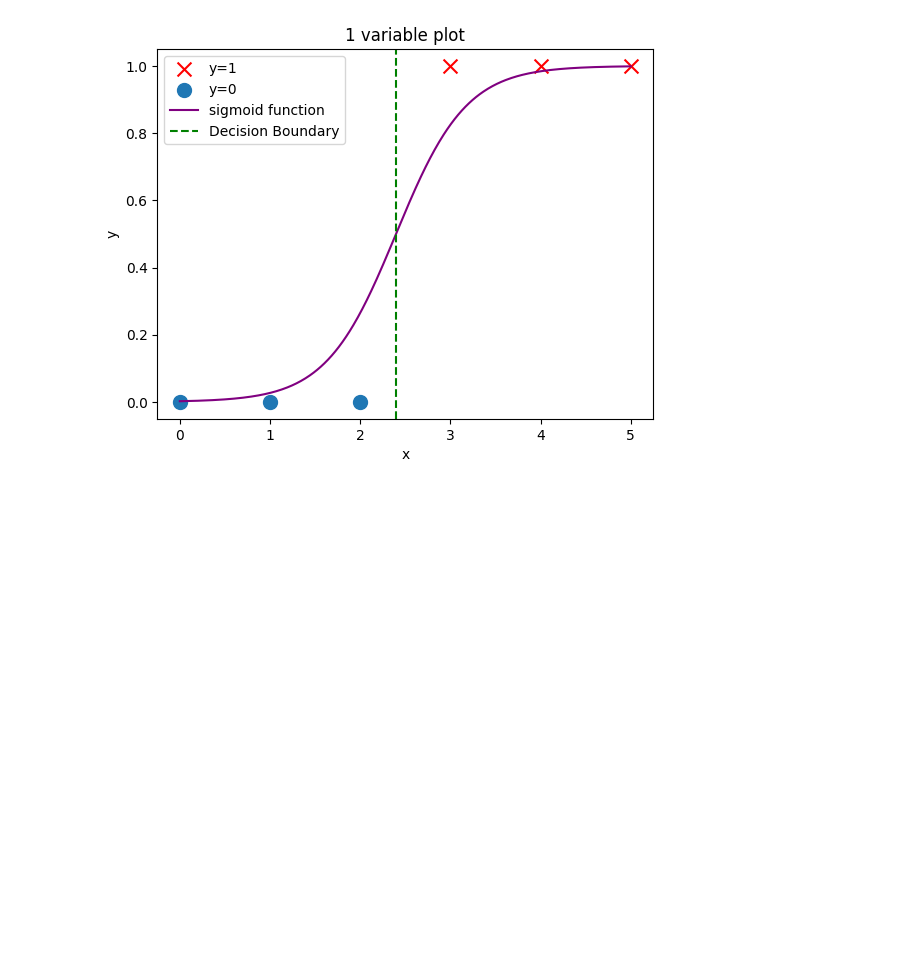
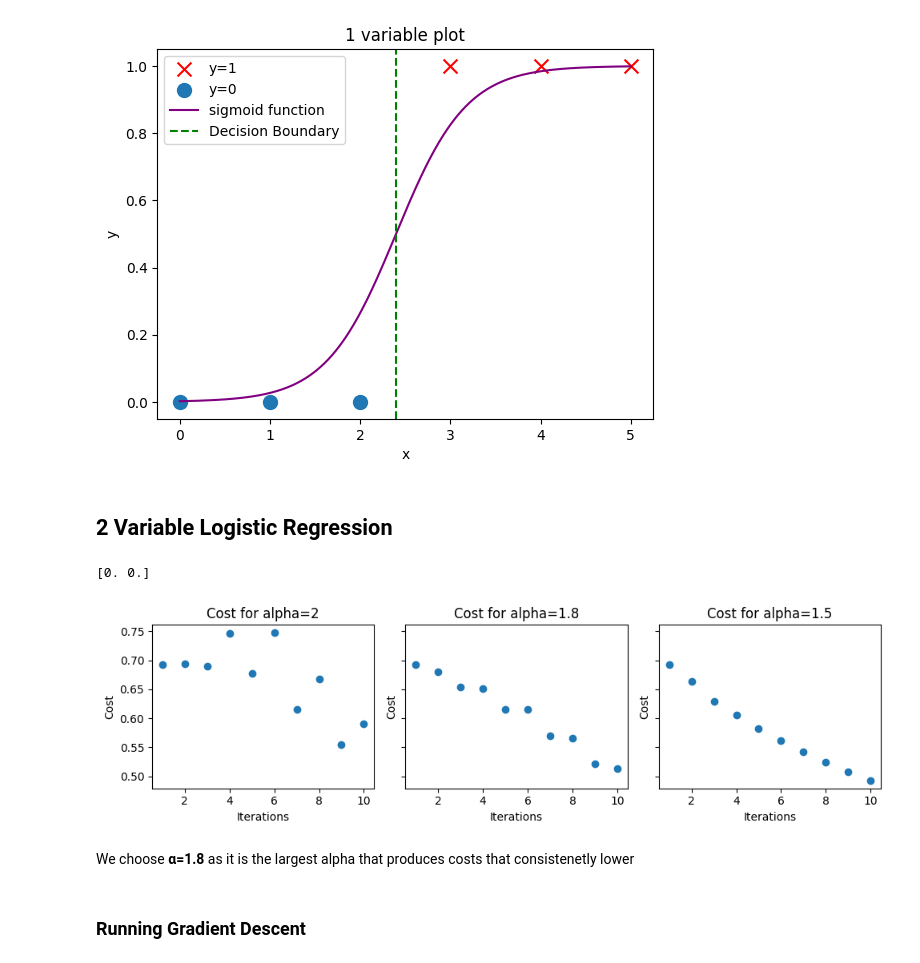
Before and after one commit to Sofia-Ortega/Machine-Learning, a Jupyter notebook: logistic-regression.ipynb, the cells around one changed output. Saved outputs shown, nothing was run; the diff lists cells and outputs as text; code cells hidden in the pictures; blank space fills up the shorter version.

```diff
--- a/logistic-regression.ipynb
+++ b/logistic-regression.ipynb
@@ -65,0 +101,12 @@ def fwb_x(x_vec: np.ndarray, w_vec : np.ndarray, b : float) -> float:
+# %%
+
+def f_line(x_vec: np.ndarray, w_vec : np.ndarray, b : float) -> float:
+  z = np.dot(w_vec, x_vec) + b
+  return g_z(z)
+
+def f_circle(x_vec: np.ndarray, w_vec : np.ndarray, b : float) -> float:
+  return g_z(w_vec[0] * (x_vec[0] ** 2) + w_vec[1] * (x_vec[1] ** 2) - b)
+
+def fwb_x(x_vec: np.ndarray, w_vec : np.ndarray, b : float) -> float:
+  # return f_line(x_vec, w_vec, b)
+  return f_circle(x_vec, w_vec, b)
@@ -85,9 +134,7 @@ def d_d_J(x_vec : np.ndarray, y_vec : np.ndarray, w_vec : np.ndarray, b: float)
     result_fwb_x = fwb_x(x_vec[i], w_vec, b)
     diff = result_fwb_x - y_vec[i]
 
-    for j in range(len(d_dw_sums)):
-      d_dw_sums[j] += diff * x_vec[i][j]
-
+    d_dw_sums += diff * x_vec[i]
     d_db_sum += diff
 
   return (1.0 / m) * d_dw_sums, (1.0 / m) * d_db_sum
@@ -192,3 +252,30 @@ plt.legend()
 # %% [output]
 <matplotlib.legend.Legend at 0x...>
 [figure]
+# %% [markdown]
+## 2 Variable Logistic Regression
+# %%
+starting_w_vec_2 = np.zeros(X_train2.shape[1])
+print(starting_w_vec_2)
+# %% [output]
+[0. 0.]
+# %%
+def plot_cost_per_alpha2(alpha : int, ax : Axes):
+  NUM_OF_ITERATIONS = 10
+  costs, w_vec, b = gradient_descent(X_train2, y_train2, starting_w_vec_2, 0, alpha, NUM_OF_ITERATIONS)
+  ax.scatter(range(1, len(costs) + 1), costs)
+  ax.set_xlabel('Iterations')
+  ax.set_ylabel('Cost')
+  ax.set_title(f'Cost for alpha={alpha}')
+# %%
+fig,ax= plt.subplots(1, 3, figsize=(10, 3), sharex=True, sharey=True)
+
+alphas = [2, 1.8, 1.5]
+
+for i, alpha in enumerate(alphas):
+  plot_cost_per_alpha2(alpha, ax[i])
+
+plt.tight_layout()
+plt.show()
+# %% [output]
+[figure, added]
@@ -194,0 +284,4 @@ plt.legend()
+# %% [markdown]
+We choose **&alpha;=1.8** as it is the largest alpha that produces costs that consistenetly lower
+# %% [markdown]
+### Running Gradient Descent
```
Also changed, not shown: parts of 35 cells of this notebook, 1 other file.
